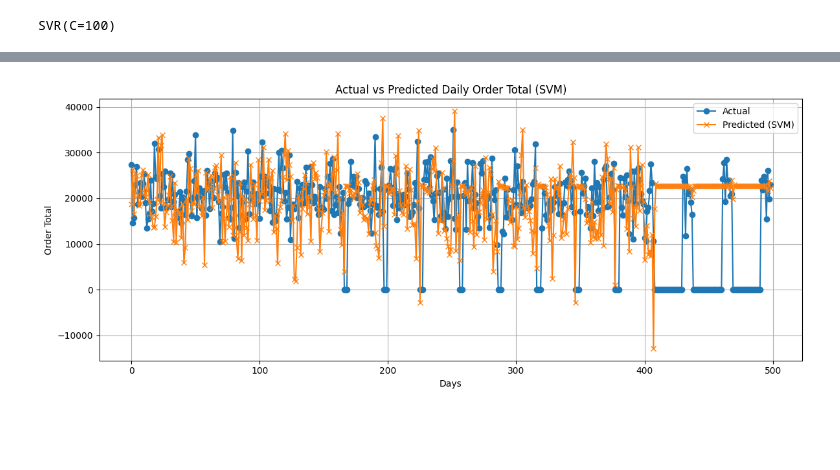
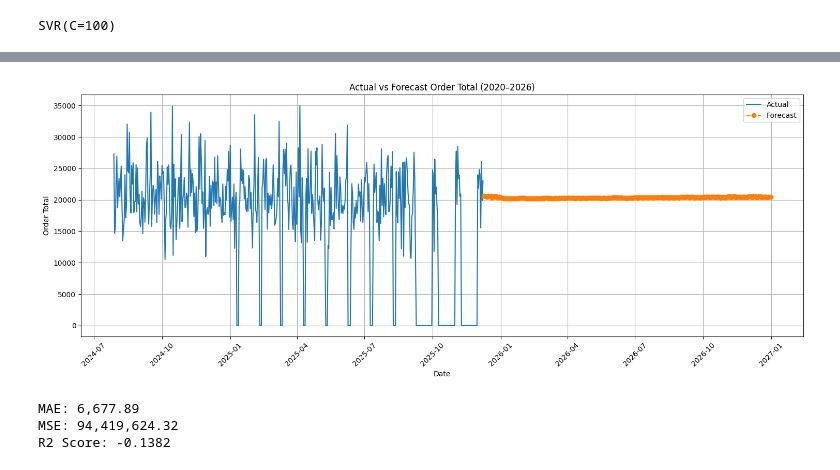
Before and after one commit to KieuOanhUIT/IS403.P23.OnlineSalesData, a Jupyter notebook: Model/SVM.ipynb, the cells around one changed output, grey strips where cells are left out. Saved outputs shown, nothing was run; the diff lists cells and outputs as text; code cells hidden in the pictures; blank space fills up the shorter version.

```diff
--- a/Model/SVM.ipynb
+++ b/Model/SVM.ipynb
@@ -46,19 +47,15 @@ X_train, y_train = train[features], train['OrderTotal']
 X_valid, y_valid = valid[features], valid['OrderTotal']
 X_test, y_test = test[features], test['OrderTotal']
 # %%
-# 3. Chuẩn hóa dữ liệu (rất quan trọng với SVM)
-scaler_X = StandardScaler()
-scaler_y = StandardScaler()
-
-X_train_scaled = scaler_X.fit_transform(X_train)
-X_valid_scaled = scaler_X.transform(X_valid)
-X_test_scaled = scaler_X.transform(X_test)
-
-y_train_scaled = scaler_y.fit_transform(y_train.values.reshape(-1, 1)).ravel()
+# 3. Chuẩn hóa dữ liệu
+scaler = StandardScaler()
+X_train_scaled = scaler.fit_transform(X_train)
+X_valid_scaled = scaler.transform(X_valid)
+X_test_scaled  = scaler.transform(X_test)
 # %%
-# 4. Xây dựng & huấn luyện mô hình SVM
-model = SVR(kernel='rbf', C=100, epsilon=0.1)
-model.fit(X_train_scaled, y_train_scaled)
+# 4. Huấn luyện mô hình
+svm_model = SVR(kernel='rbf', C=100, epsilon=0.1)
+svm_model.fit(X_train_scaled, y_train)
 # %% [output]
 SVR(C=100)
 # %%
@@ -81,14 +102,41 @@ R2 Score: -0.6516
 # %%
-# 7. Trực quan hóa kết quả
-plt.figure(figsize=(12, 5))
-plt.plot(y_test.values, label='Actual', marker='o')
-plt.plot(y_pred, label='Predicted (SVM)', marker='x')
-plt.title('Actual vs Predicted Daily Order Total (SVM)')
-plt.xlabel('Days')
+# 7. Trực quan hóa Actual vs Forecast
+actual_df = test[['InvoiceDate', 'OrderTotal']].rename(columns={'OrderTotal': 'Value'})
+actual_df['Type'] = 'Actual'
+
+forecast_df = future_forecast[['InvoiceDate', 'PredictedOrderTotal']].rename(columns={'PredictedOrderTotal': 'Value'})
+forecast_df['Type'] = 'Forecast'
+
+full_df = pd.concat([actual_df, forecast_df], ignore_index=True)
+
+plt.figure(figsize=(15, 6))
+for label, df_part in full_df.groupby('Type'):
+    plt.plot(df_part['InvoiceDate'], df_part['Value'], label=label,
+             linestyle='--' if label == 'Forecast' else '-', marker='o' if label == 'Forecast' else '')
+
+plt.gca().xaxis.set_major_formatter(mdates.DateFormatter('%Y-%m'))
+plt.gca().xaxis.set_major_locator(mdates.MonthLocator(interval=3))
+
+plt.xticks(rotation=45)
+plt.title('Actual vs Forecast Order Total (2020–2026)')
+plt.xlabel('Date')
 plt.ylabel('Order Total')
 plt.legend()
 plt.grid(True)
 plt.tight_layout()
 plt.show()
 # %% [output]
-[figure, old version]
+[figure, new version]
+# %%
+# 8. Đánh giá
+mae = mean_absolute_error(y_test, y_pred)
+mse = mean_squared_error(y_test, y_pred)
+r2 = r2_score(y_test, y_pred)
+
+print(f"MAE: {mae:,.2f}")
+print(f"MSE: {mse:,.2f}")
+print(f"R2 Score: {r2:.4f}")
+# %% [output]
+MAE: 6,677.89
+MSE: 94,419,624.32
+R2 Score: -0.1382
```
Also changed, not shown: parts of 3 cells of this notebook.
